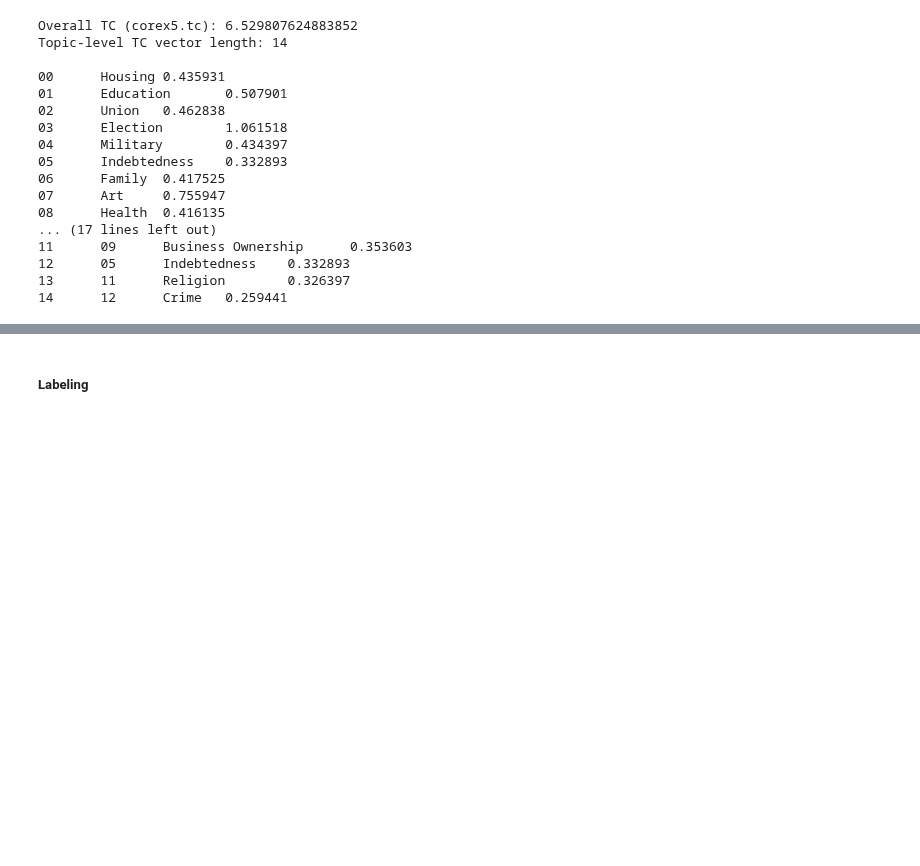
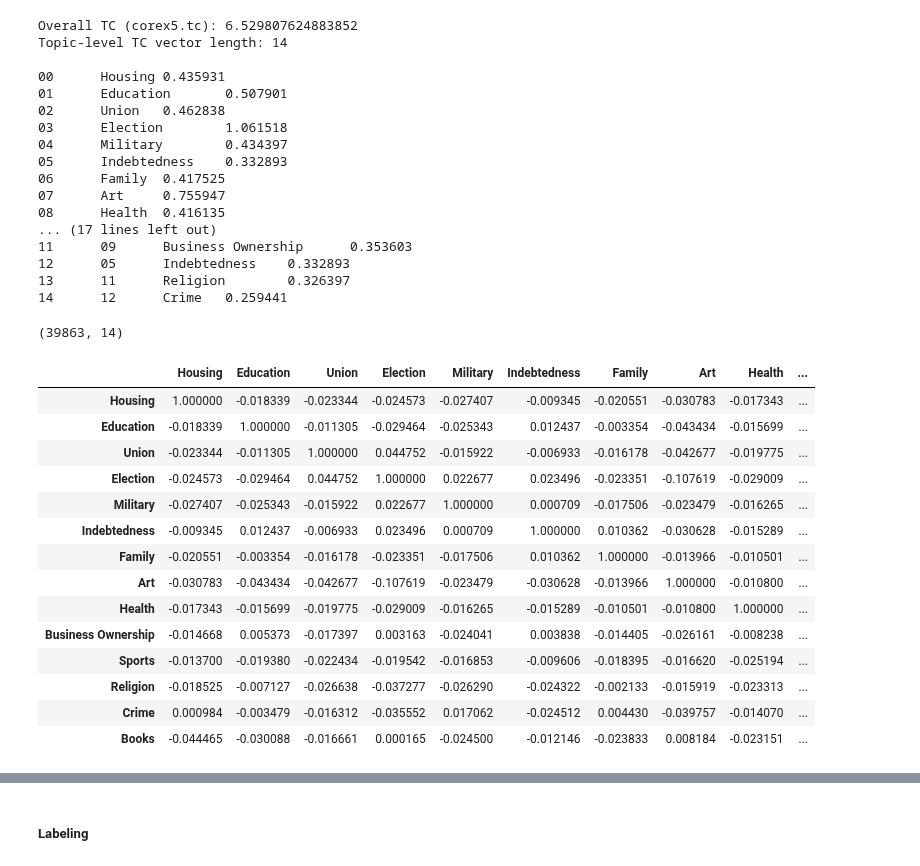
Before and after one commit to laurauguc/working_class_media_analysis, a Jupyter notebook: analysis/2.topic_analaysis/Corex_Guided Topic Modeling.ipynb, the cells around one changed output, grey strips where cells are left out. Drawn from its saved outputs; the diff is of its cells as text; code cells hidden in the pictures; blank space fills up the shorter version.

```diff
--- a/analysis/2.topic_analaysis/Corex_Guided Topic Modeling.ipynb
+++ b/analysis/2.topic_analaysis/Corex_Guided Topic Modeling.ipynb
@@ -427,0 +430,29 @@ Topic-level TC vector length: 14
+# %%
+
+topic_scores.shape
+# %% [output]
+(39863, 14)
+# %%
+corr_matrix = pd.DataFrame(
+    np.corrcoef(topic_scores.T),
+    index=topic_names,
+    columns=topic_names
+)
+
+corr_matrix
+# %% [output]
+|  | Housing | Education | Union | Election | Military | Indebtedness | Family | Art | Health | ... |
+| Housing | 1.000000 | -0.018339 | -0.023344 | -0.024573 | -0.027407 | -0.009345 | -0.020551 | -0.030783 | -0.017343 | ... |
+| Education | -0.018339 | 1.000000 | -0.011305 | -0.029464 | -0.025343 | 0.012437 | -0.003354 | -0.043434 | -0.015699 | ... |
+| Union | -0.023344 | -0.011305 | 1.000000 | 0.044752 | -0.015922 | -0.006933 | -0.016178 | -0.042677 | -0.019775 | ... |
+| Election | -0.024573 | -0.029464 | 0.044752 | 1.000000 | 0.022677 | 0.023496 | -0.023351 | -0.107619 | -0.029009 | ... |
+| Military | -0.027407 | -0.025343 | -0.015922 | 0.022677 | 1.000000 | 0.000709 | -0.017506 | -0.023479 | -0.016265 | ... |
+| Indebtedness | -0.009345 | 0.012437 | -0.006933 | 0.023496 | 0.000709 | 1.000000 | 0.010362 | -0.030628 | -0.015289 | ... |
+| Family | -0.020551 | -0.003354 | -0.016178 | -0.023351 | -0.017506 | 0.010362 | 1.000000 | -0.013966 | -0.010501 | ... |
+| Art | -0.030783 | -0.043434 | -0.042677 | -0.107619 | -0.023479 | -0.030628 | -0.013966 | 1.000000 | -0.010800 | ... |
+| Health | -0.017343 | -0.015699 | -0.019775 | -0.029009 | -0.016265 | -0.015289 | -0.010501 | -0.010800 | 1.000000 | ... |
+| Business Ownership | -0.014668 | 0.005373 | -0.017397 | 0.003163 | -0.024041 | 0.003838 | -0.014405 | -0.026161 | -0.008238 | ... |
+| Sports | -0.013700 | -0.019380 | -0.022434 | -0.019542 | -0.016853 | -0.009606 | -0.018395 | -0.016620 | -0.025194 | ... |
+| Religion | -0.018525 | -0.007127 | -0.026638 | -0.037277 | -0.026290 | -0.024322 | -0.002133 | -0.015919 | -0.023313 | ... |
+| Crime | 0.000984 | -0.003479 | -0.016312 | -0.035552 | 0.017062 | -0.024512 | 0.004430 | -0.039757 | -0.014070 | ... |
+| Books | -0.044465 | -0.030088 | -0.016661 | 0.000165 | -0.024500 | -0.012146 | -0.023833 | 0.008184 | -0.023151 | ... |
```
Also changed, not shown: parts of 2 cells of this notebook.
